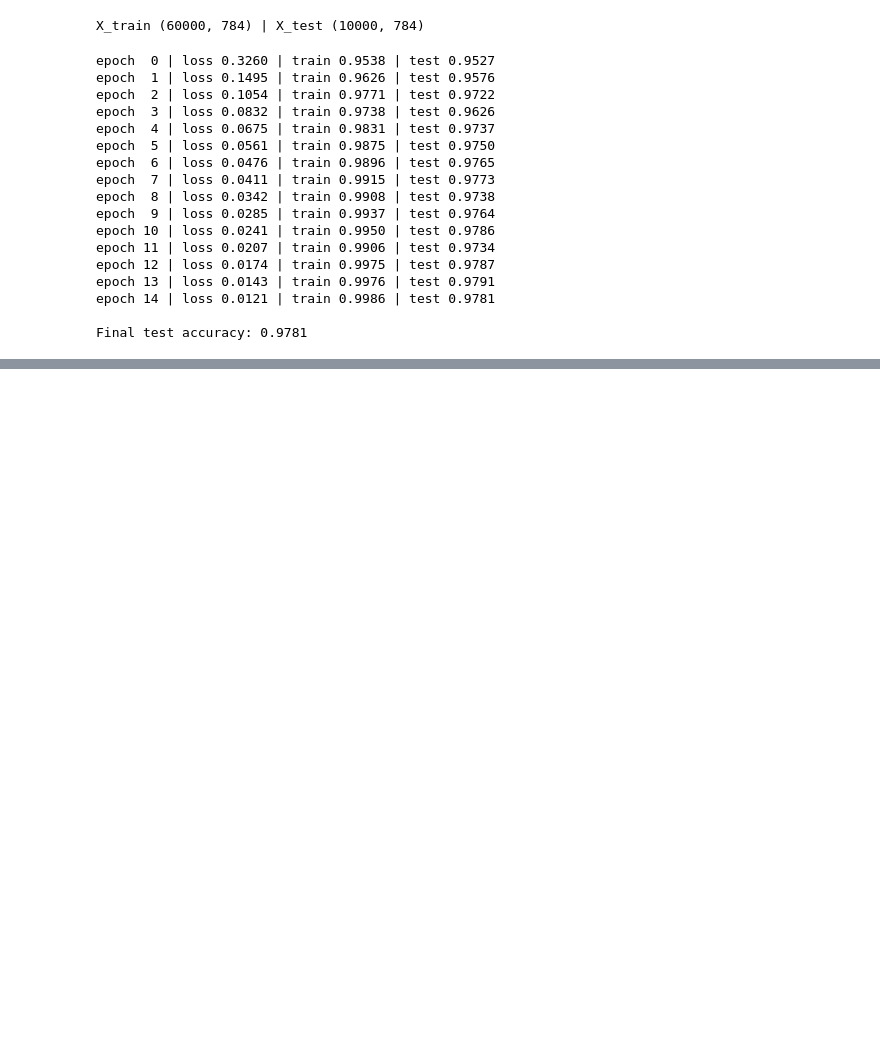
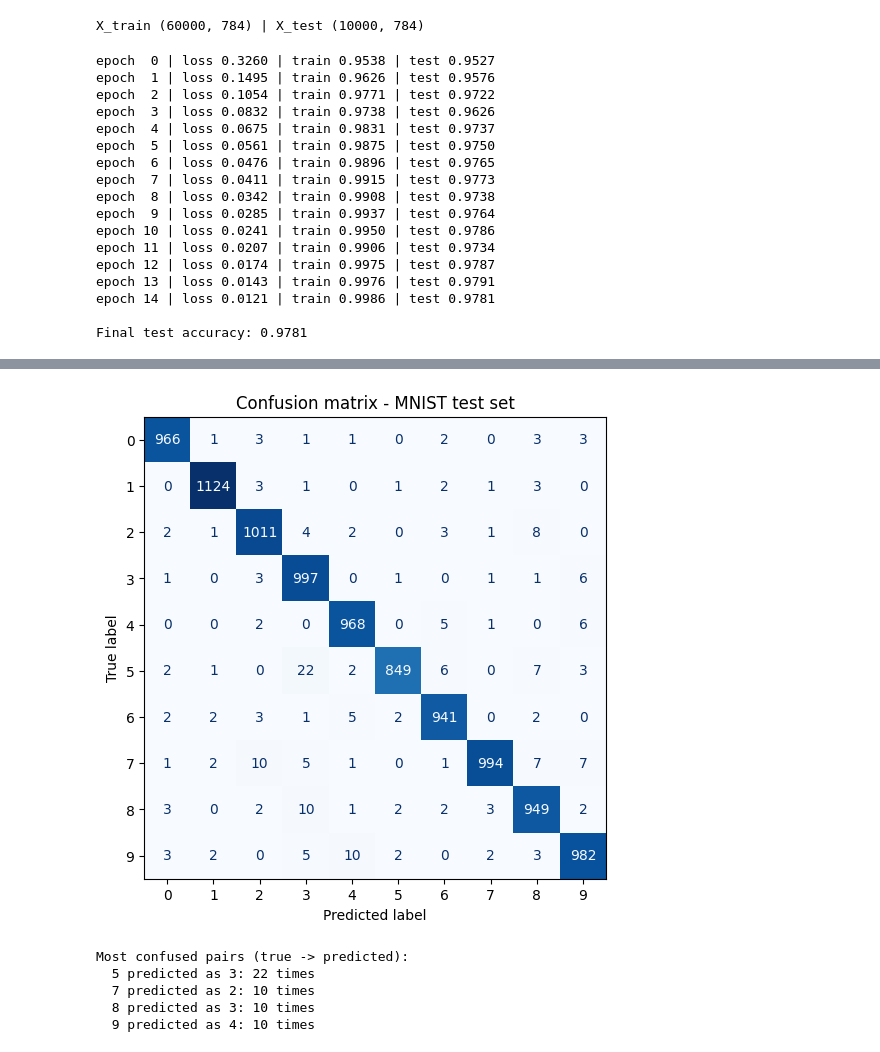
Before and after one commit to Reimar-Coelho/MLP-From-Scratch, a Jupyter notebook: notebooks/experimentos.ipynb, the cells around one changed output, grey strips where cells are left out. Cells and saved outputs as stored; diff of their text form; code cells hidden in the pictures; blank space fills up the shorter version.

```diff
--- a/notebooks/experimentos.ipynb
+++ b/notebooks/experimentos.ipynb
@@ -198,0 +266,28 @@ Final test accuracy: 0.9781
+# %%
+from sklearn.metrics import confusion_matrix, ConfusionMatrixDisplay
+
+# Confusion matrix of the main model (`net`) on the test set.
+y_pred = net.predict(X_test)
+cm = confusion_matrix(y_test, y_pred)
+
+fig, ax = plt.subplots(figsize=(7, 6))
+ConfusionMatrixDisplay(cm).plot(ax=ax, cmap="Blues", colorbar=False)
+ax.set_title("Confusion matrix - MNIST test set")
+fig.savefig("../results/confusion_matrix.png", dpi=120)
+plt.show()
+
+# Which digits does the model confuse the most?
+off = cm.copy()
+np.fill_diagonal(off, 0)  # ignore correct predictions
+print("Most confused pairs (true -> predicted):")
+for _ in range(4):
+    i, j = np.unravel_index(off.argmax(), off.shape)
+    print(f"  {i} predicted as {j}: {off[i, j]} times")
+    off[i, j] = 0
+# %% [output]
+[figure, added]
+Most confused pairs (true -> predicted):
+  5 predicted as 3: 22 times
+  7 predicted as 2: 10 times
+  8 predicted as 3: 10 times
+  9 predicted as 4: 10 times
```
Also changed, not shown: parts of 7 cells of this notebook, 5 other files.
